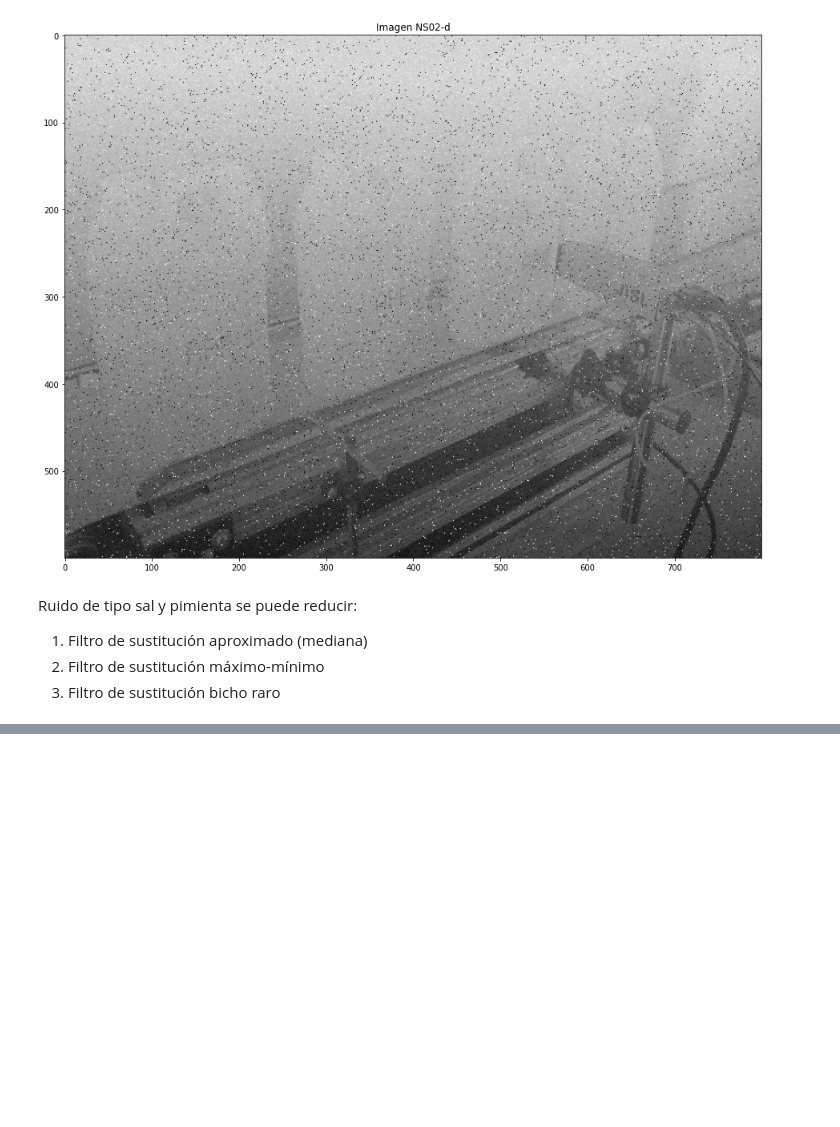
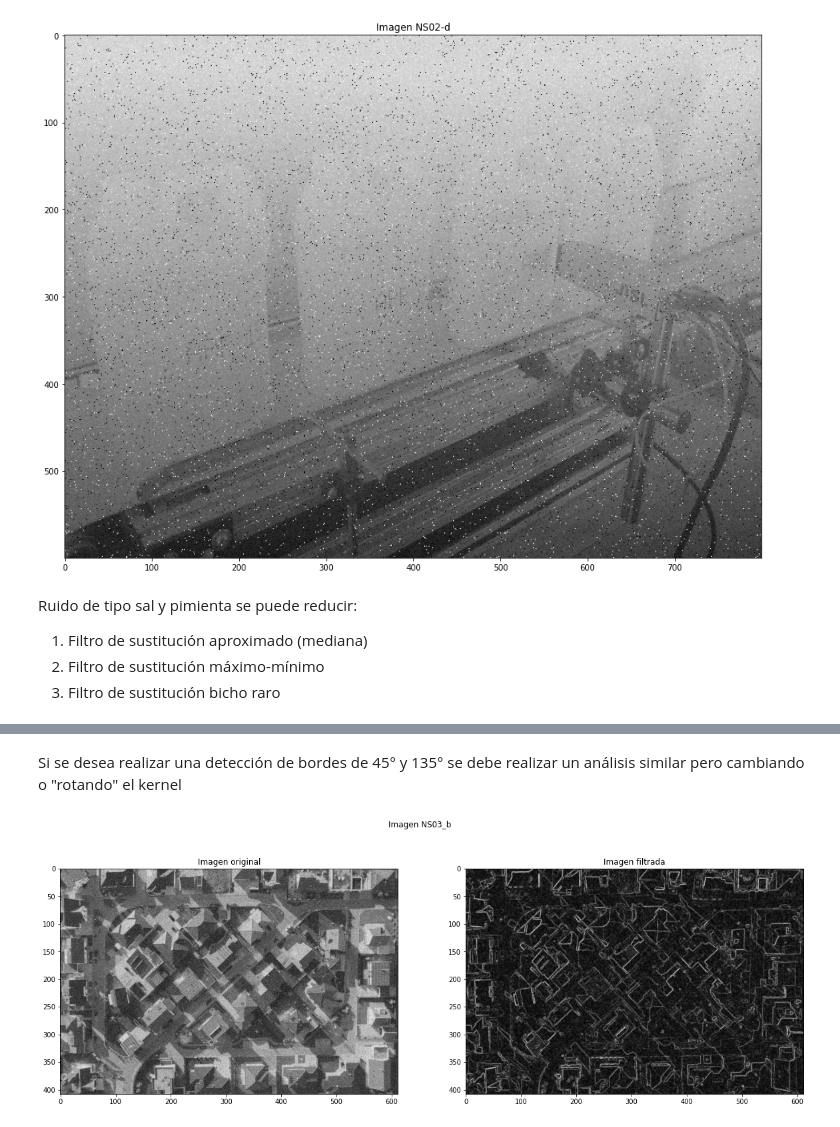
Before and after one commit to ChristopherMoralesA/Laboratorio-de-Ruido, a Jupyter notebook: Laboratorio_de_Ruido.ipynb, the cells around one changed output, grey strips where cells are left out. Drawn from its saved outputs; the diff is of its cells as text; code cells hidden in the pictures; blank space fills up the shorter version.

```diff
--- a/Laboratorio_de_Ruido.ipynb
+++ b/Laboratorio_de_Ruido.ipynb
@@ -54,0 +94,2 @@ Las máscaras de convolución de un filtro de Sobel, se dividen en 2: horizontal
+# %% [markdown]
+Si se desea realizar una detección de bordes de 45° y 135° se debe realizar un análisis similar pero cambiando o "rotando" el kernel
@@ -54,0 +107,18 @@ Las máscaras de convolución de un filtro de Sobel, se dividen en 2: horizontal
+# %%
+#Mostrar la Imagen original NS03-b
+NS03_b= io.imread(path +r'\NS03\NS03-b.png',True)
+
+#Ejecucion de las mascaras
+NS03_b_45 = sobel(NS03_b)
+
+fig4, axs = plt.subplots(1,2,figsize=(20,7))
+fig4.suptitle('Imagen NS03_b')
+axs[0].imshow(NS03_b,cmap='gray')
+axs[0].set_title('Imagen original')
+
+axs[1].imshow(NS03_b_45,cmap='gray')
+axs[1].set_title('Imagen filtrada')
+
+plt.show()
+# %% [output]
+[figure, added]
```
Also changed, not shown: parts of 11 cells of this notebook.
